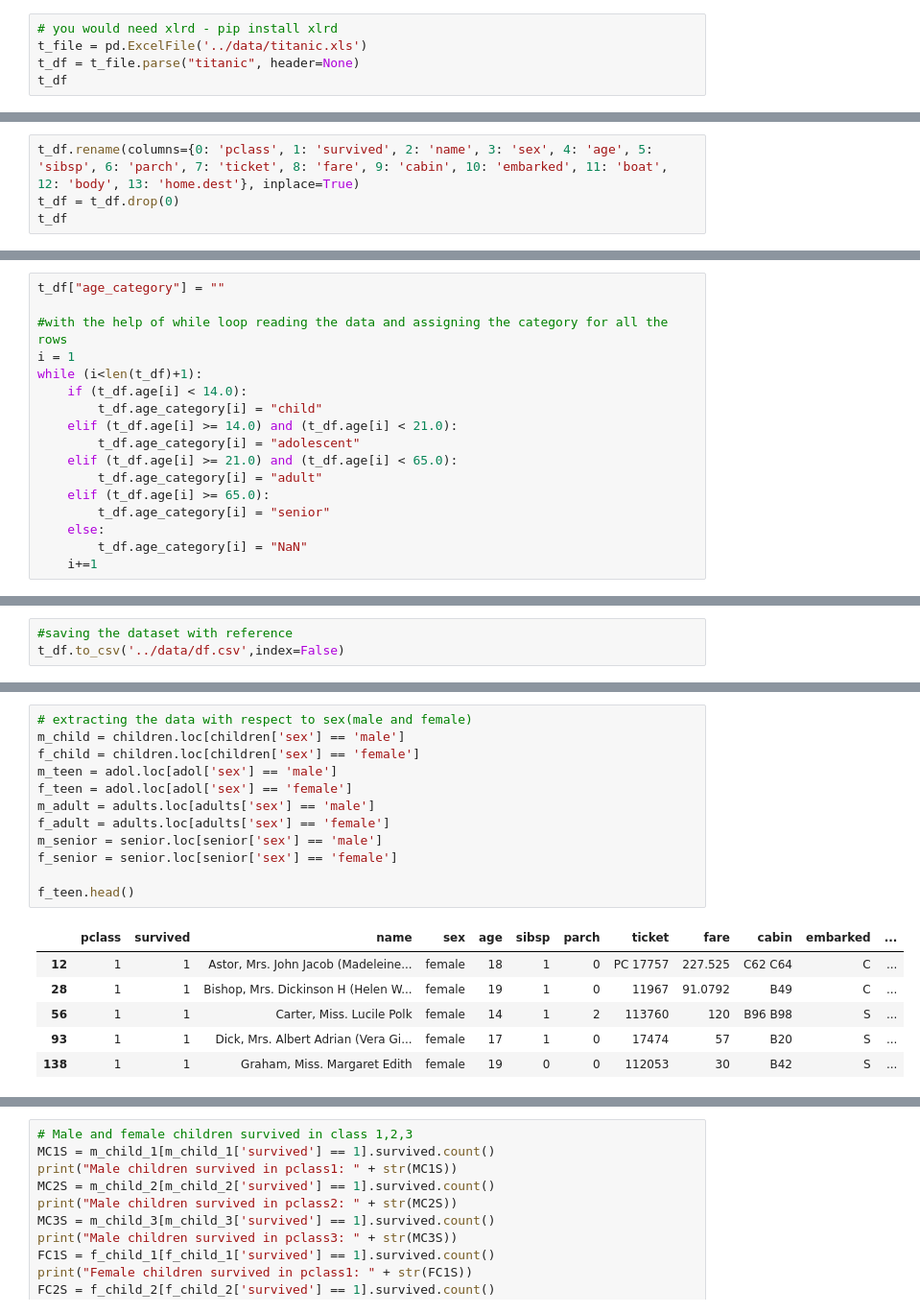
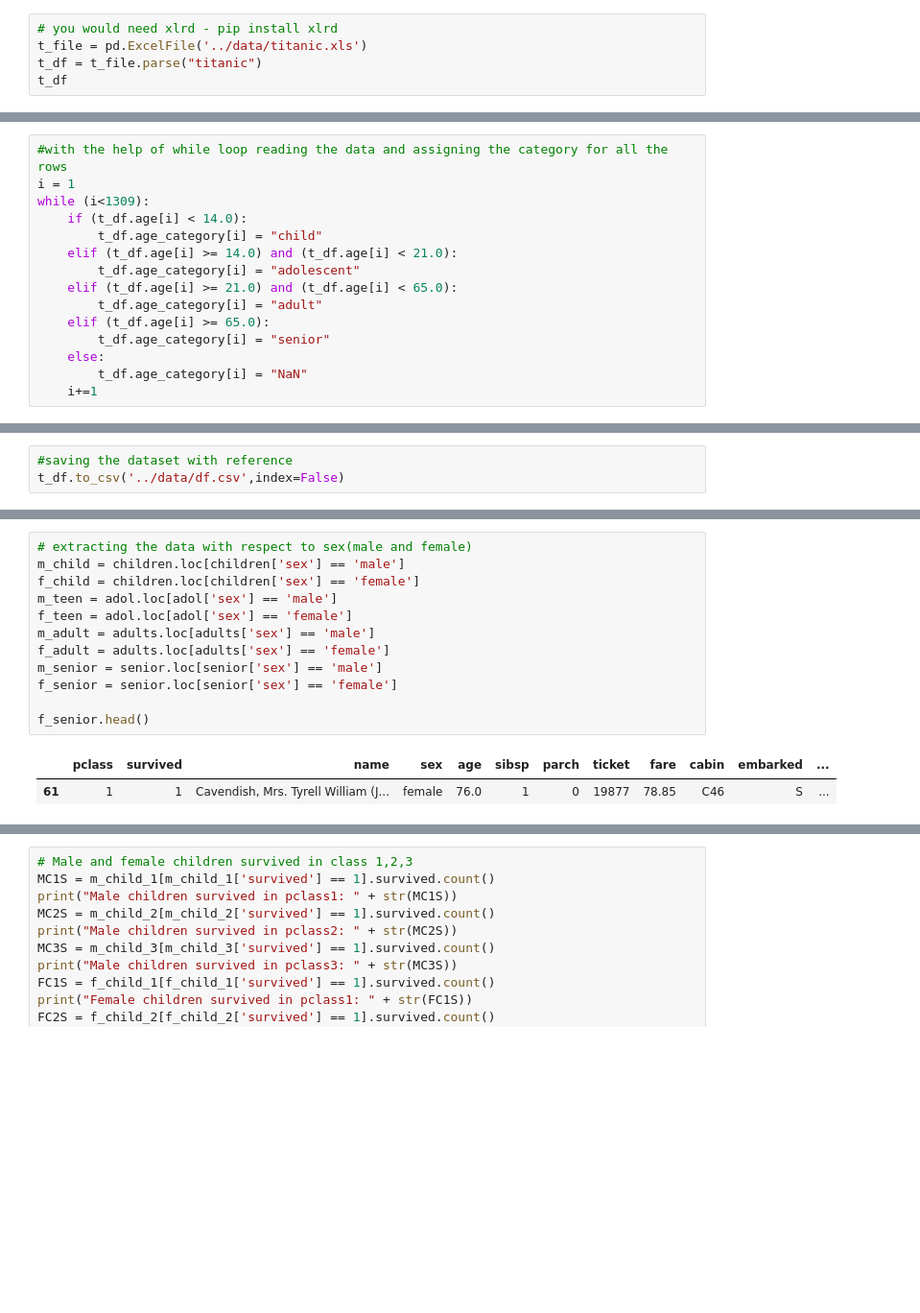
Before and after one commit to AjayKrishna76/CSC-405-605_2022_Assignment, a Jupyter notebook: Assignment_3/code/titanic_analysis.ipynb, the cells around one changed output, grey strips where cells are left out. Shown at 96% size. Saved outputs shown, nothing was run; the diff lists cells and outputs as text; blank space fills up the shorter version.

```diff
--- a/Assignment_3/code/titanic_analysis.ipynb
+++ b/Assignment_3/code/titanic_analysis.ipynb
@@ -53,6 +53,6 @@ Data frame:titanic3
 # %%
 # you would need xlrd - pip install xlrd
 t_file = pd.ExcelFile('../data/titanic.xls')
-t_df = t_file.parse("titanic", header=None)
+t_df = t_file.parse("titanic")
 t_df
 # %% [output]
@@ -74,4 +71,0 @@ Removing row zero as it has no data and renaming column names which are from 0 t
-# %%
-t_df.rename(columns={0: 'pclass', 1: 'survived', 2: 'name', 3: 'sex', 4: 'age', 5: 'sibsp', 6: 'parch', 7: 'ticket', 8: 'fare', 9: 'cabin', 10: 'embarked', 11: 'boat', 12: 'body', 13: 'home.dest'}, inplace=True)
-t_df = t_df.drop(0)
-t_df
@@ -402,9 +500,7 @@ t_df
 # %%
-t_df["age_category"] = ""
-
 #with the help of while loop reading the data and assigning the category for all the rows
 i = 1
-while (i<len(t_df)+1):
+while (i<1309):
     if (t_df.age[i] < 14.0):
         t_df.age_category[i] = "child"
     elif (t_df.age[i] >= 14.0) and (t_df.age[i] < 21.0):
@@ -459,22 +576,18 @@ adol
 # %%
 # extracting the data with respect to sex(male and female)
 m_child = children.loc[children['sex'] == 'male']
 f_child = children.loc[children['sex'] == 'female']
 m_teen = adol.loc[adol['sex'] == 'male']
 f_teen = adol.loc[adol['sex'] == 'female']
 m_adult = adults.loc[adults['sex'] == 'male']
 f_adult = adults.loc[adults['sex'] == 'female']
 m_senior = senior.loc[senior['sex'] == 'male']
 f_senior = senior.loc[senior['sex'] == 'female']
 
-f_teen.head()
+f_senior.head()
 # %% [output]
 |  | pclass | survived | name | sex | age | sibsp | parch | ticket | fare | cabin | embarked | ... |
-| 12 | 1 | 1 | Astor, Mrs. John Jacob (Madeleine... | female | 18 | 1 | 0 | PC 17757 | 227.525 | C62 C64 | C | ... |
-| 28 | 1 | 1 | Bishop, Mrs. Dickinson H (Helen W... | female | 19 | 1 | 0 | 11967 | 91.0792 | B49 | C | ... |
-| 56 | 1 | 1 | Carter, Miss. Lucile Polk | female | 14 | 1 | 2 | 113760 | 120 | B96 B98 | S | ... |
-| 93 | 1 | 1 | Dick, Mrs. Albert Adrian (Vera Gi... | female | 17 | 1 | 0 | 17474 | 57 | B20 | S | ... |
-| 138 | 1 | 1 | Graham, Miss. Margaret Edith | female | 19 | 0 | 0 | 112053 | 30 | B42 | S | ... |
+| 61 | 1 | 1 | Cavendish, Mrs. Tyrell William (J... | female | 76.0 | 1 | 0 | 19877 | 78.85 | C46 | S | ... |
 # %%
 # extracting the data with respect to class(1,2,3)
 m_child_1 = m_child.loc[m_child['pclass'] == 1]
```
Also changed, not shown: parts of 47 cells of this notebook, 1 other file.
